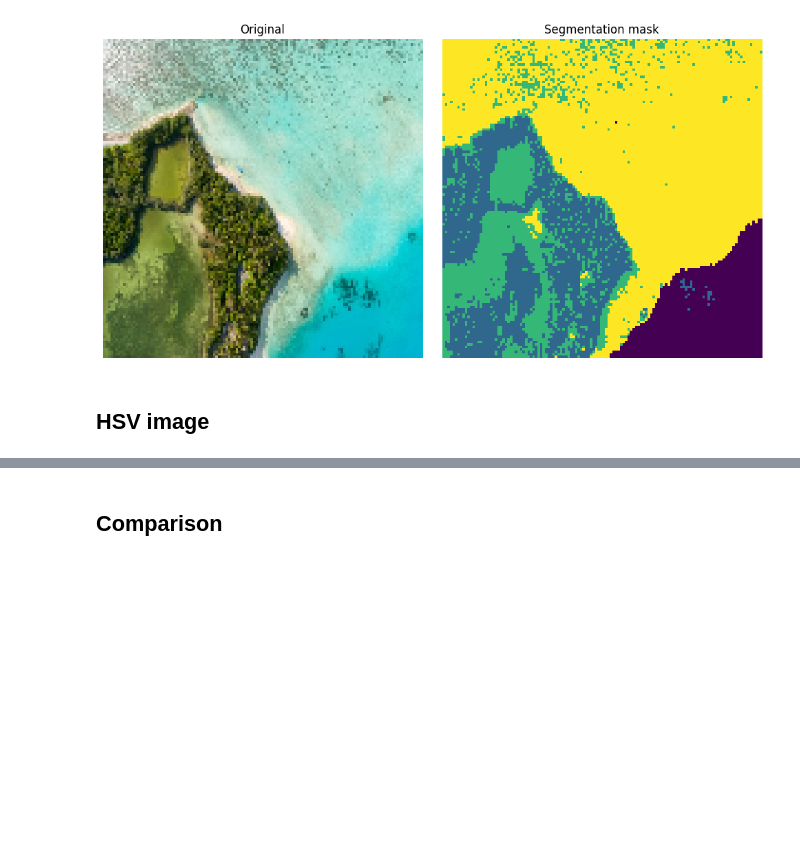
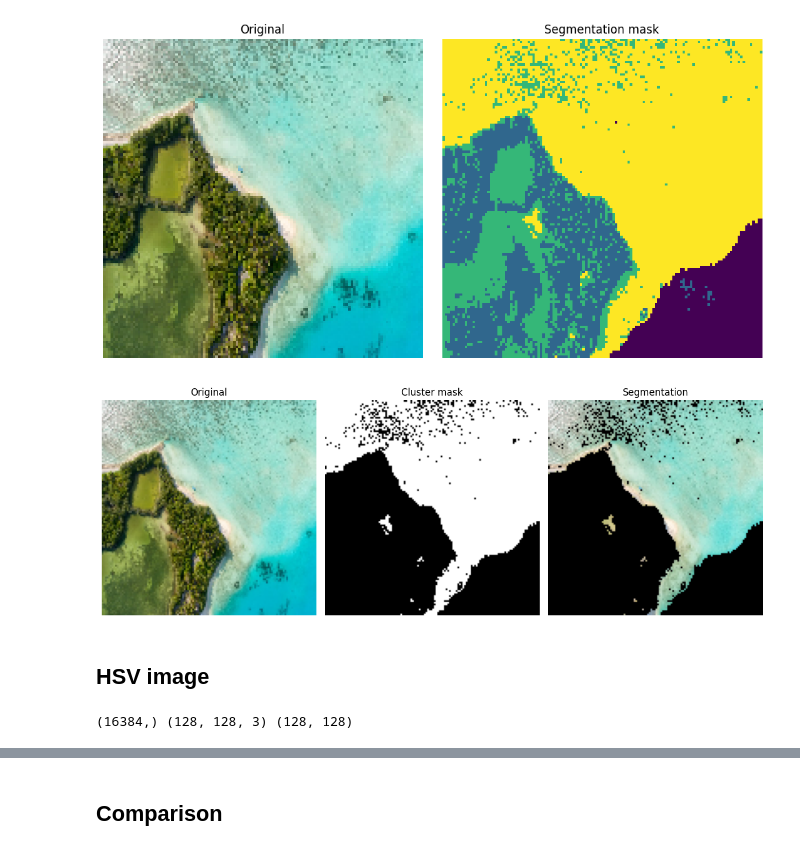
Before and after one commit to EstebanGiAr/machine_learning, a Jupyter notebook: Sem_06/kmeans_images.ipynb, the cells around one changed output, grey strips where cells are left out. Drawn from its saved outputs; the diff is of its cells as text; code cells hidden in the pictures; blank space fills up the shorter version.

Commit message:
Update kmeans_images

```diff
--- a/Sem_06/kmeans_images.ipynb
+++ b/Sem_06/kmeans_images.ipynb
@@ -65,18 +65,20 @@ plt.tight_layout()
 [figure]
 # %%
 # Mask only the cluster number 0 (turn the rest of pixels into black)
-cluster = 0
+cluster = 3
 
-cluster_mask = np.array ( _ , dtype = np.uint8)
+cluster_mask = np.array ( clustered_rgb == cluster, dtype = np.uint8)
 
 masked_image = np.copy(img_rgb)
-masked_image = cv2.bitwise_and(masked_image, masked_image, mask = _ )
+masked_image = cv2.bitwise_and(masked_image, masked_image, mask = cluster_mask )
 
 _, axes = plt.subplots (1, 3, figsize = (12,5))
-axes[0].imshow( _ ), axes[0].set_axis_off(), axes[0].set_title("Original")
-axes[1].imshow( _ , cmap="gray"), axes[1].set_axis_off(), axes[1].set_title("Cluster mask")
-axes[2].imshow( _ ), axes[2].set_axis_off(), axes[2].set_title("Segmentation")
+axes[0].imshow( img_rgb ), axes[0].set_axis_off(), axes[0].set_title("Original")
+axes[1].imshow( cluster_mask , cmap="gray"), axes[1].set_axis_off(), axes[1].set_title("Cluster mask")
+axes[2].imshow( masked_image ), axes[2].set_axis_off(), axes[2].set_title("Segmentation")
 plt.tight_layout()
+# %% [output]
+[figure, added]
 # %% [markdown]
 ## **HSV image**
 # %%
@@ -86,8 +88,10 @@ kmeans = KMeans(n_clusters = n, random_state=0).fit( _ )
 # %%
 # Predict to segment regions
-clustered_hsv = kmeans.predict( _ )
-clustered_hsv = clustered_hsv.reshape( _ )
+clustered_hsv = kmeans.predict( vectorized_hsv.reshape(-1,1) )
+clustered_hsv = clustered_hsv.reshape( img_hsv.shape[:2] )
 
 print(vectorized_hsv.shape, img_rgb.shape, clustered_hsv.shape)
+# %% [output]
+(16384,) (128, 128, 3) (128, 128)
 # %%
 # Plot original and segmentation masks
```
Also changed, not shown: parts of 4 cells of this notebook.
